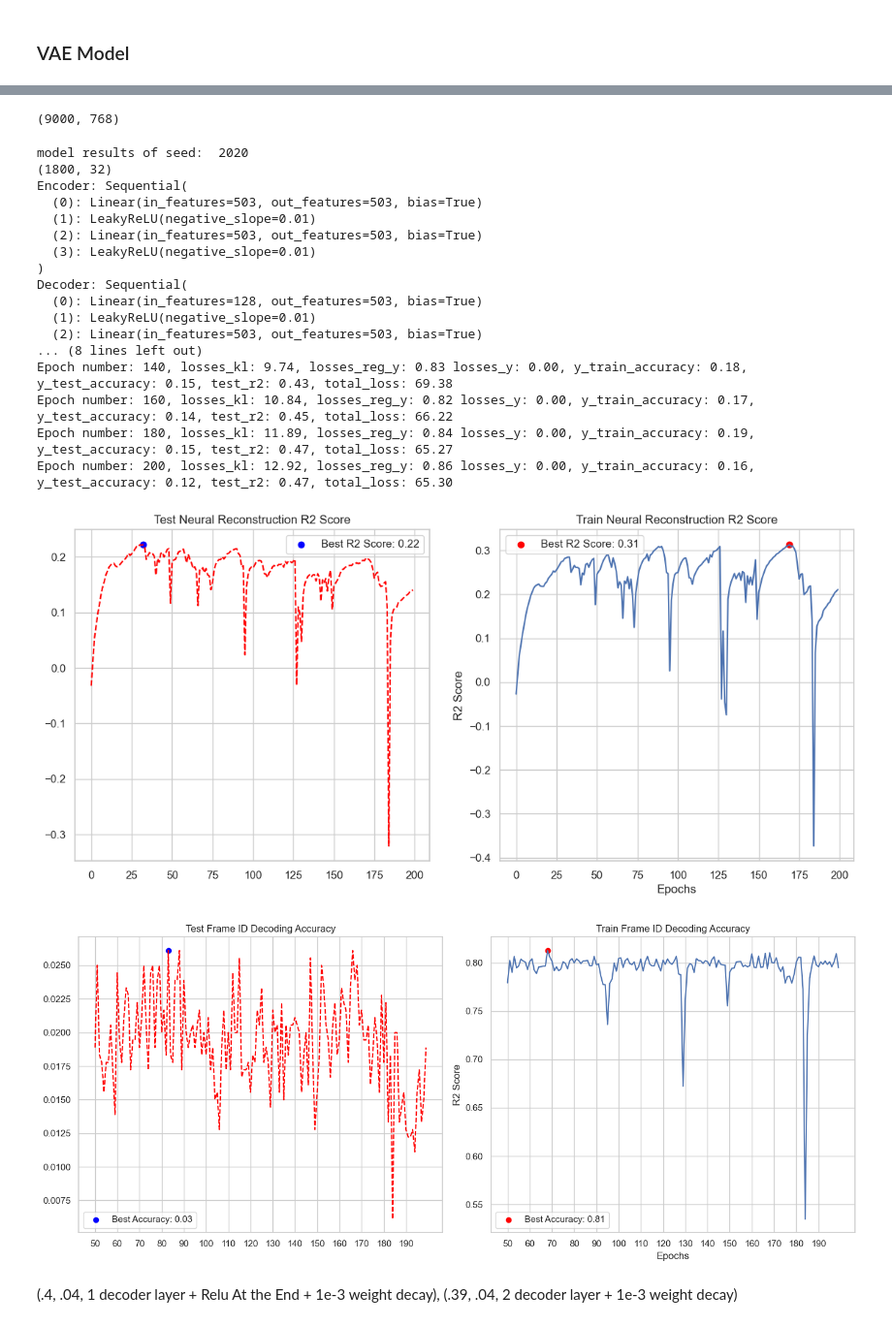
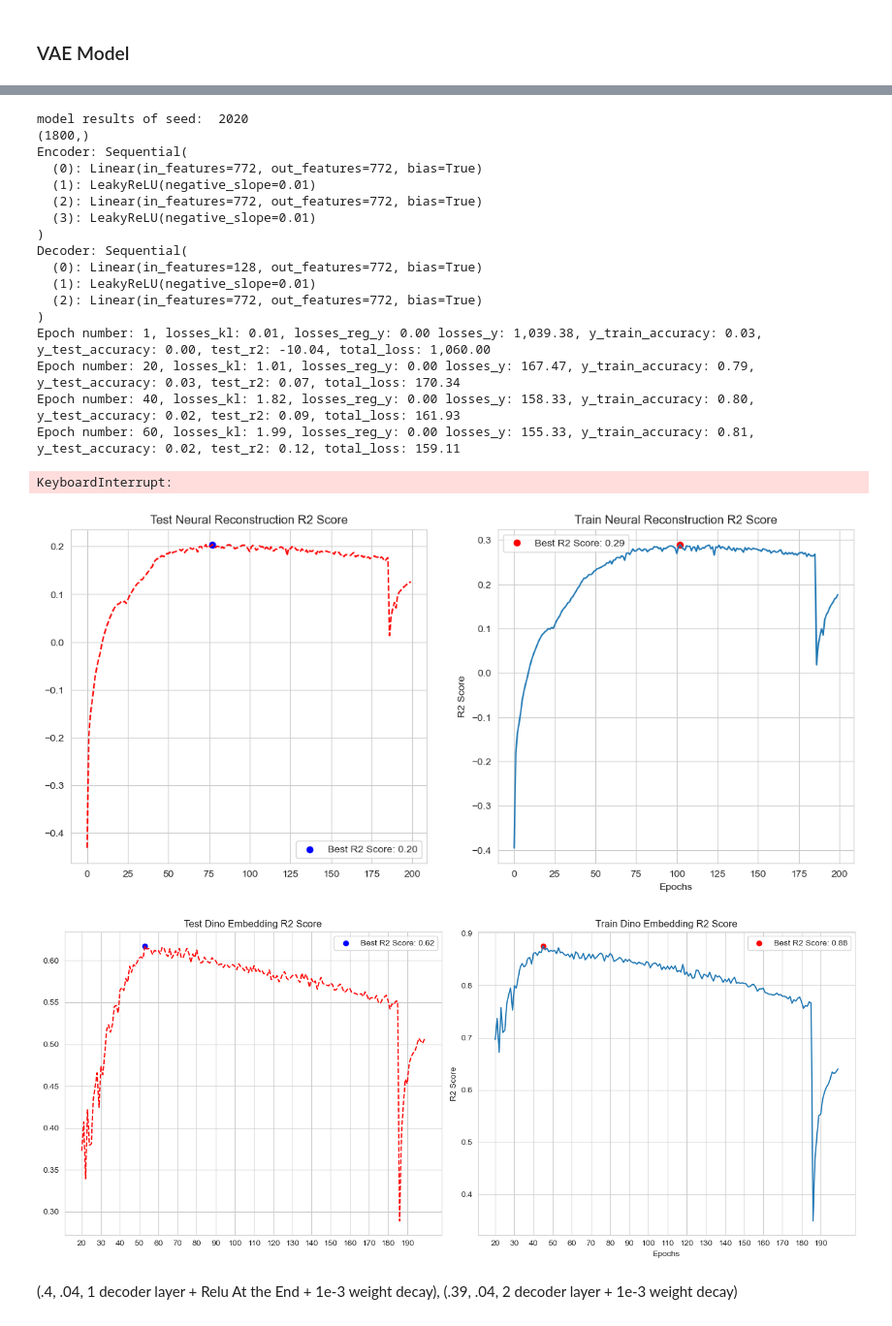
Before and after one commit to josephyu11600/ML-Neural-Data, a Jupyter notebook: Project/notebooks/cebra_analysis.ipynb, the cells around one changed output, grey strips where cells are left out. Shown at 97% size. Saved outputs shown, nothing was run; the diff lists cells and outputs as text; code cells hidden in the pictures.

```diff
--- a/Project/notebooks/cebra_analysis.ipynb
+++ b/Project/notebooks/cebra_analysis.ipynb
@@ -921,5 +918,4 @@ total_var = np.trace(cov_matrix_full)
 # %%
-var_np_train = np.var(X_train, axis=0)
-top_var_ind = np.argsort(var_np_train)[-393: ]
-np_train_grouped_top = X_train[:, top_var_ind]
-X_train = zscore_2d(np_train_grouped_top)
+var_x_train = np.var(X_train, axis=0)
+top_var_indices = np.argsort(var_x_train)[::-1][:393]
+X_train = X_train[:, top_var_indices]
@@ -934,7 +922,3 @@ explained_var
-# %%
-y_train_dino_embed.shape
-# %% [output]
-(9000, 768)
 # %%
 pca = PCA(n_components = .9)
 y_train_dino_embed_pca = pca.fit_transform(y_train_dino_embed)
@@ -944,10 +928,10 @@ set_seed(int(seed))
 print("model results of seed: ", seed)
 args = {
     'X': X_train,
-    'Y': y_train_dino_embed_pca,
+    'Y': y_train,
     'y_labels': y_train,
     'seed': seed,
-    'vae_model_beta_value': .05,
+    'vae_model_beta_value': .008,
     'num_epochs': 200,
     'silent': False,
     'concat_train_test': False,
@@ -957,22 +941,23 @@ args = {
 vae_model, losses_dict, metrics_dict, data_split = model_training_and_validating(**args)
 # %% [output]
 model results of seed:  2020
-(1800, 32)
+(1800,)
 Encoder: Sequential(
-  (0): Linear(in_features=503, out_features=503, bias=True)
+  (0): Linear(in_features=772, out_features=772, bias=True)
   (1): LeakyReLU(negative_slope=0.01)
-  (2): Linear(in_features=503, out_features=503, bias=True)
+  (2): Linear(in_features=772, out_features=772, bias=True)
   (3): LeakyReLU(negative_slope=0.01)
 )
 Decoder: Sequential(
-  (0): Linear(in_features=128, out_features=503, bias=True)
+  (0): Linear(in_features=128, out_features=772, bias=True)
   (1): LeakyReLU(negative_slope=0.01)
-  (2): Linear(in_features=503, out_features=503, bias=True)
-... (8 lines left out)
-Epoch number: 140, losses_kl: 9.74, losses_reg_y: 0.83 losses_y: 0.00, y_train_accuracy: 0.18, y_test_accuracy: 0.15, test_r2: 0.43, total_loss: 69.38
-Epoch number: 160, losses_kl: 10.84, losses_reg_y: 0.82 losses_y: 0.00, y_train_accuracy: 0.17, y_test_accuracy: 0.14, test_r2: 0.45, total_loss: 66.22
-Epoch number: 180, losses_kl: 11.89, losses_reg_y: 0.84 losses_y: 0.00, y_train_accuracy: 0.19, y_test_accuracy: 0.15, test_r2: 0.47, total_loss: 65.27
-Epoch number: 200, losses_kl: 12.92, losses_reg_y: 0.86 losses_y: 0.00, y_train_accuracy: 0.16, y_test_accuracy: 0.12, test_r2: 0.47, total_loss: 65.30
+  (2): Linear(in_features=772, out_features=772, bias=True)
+)
+Epoch number: 1, losses_kl: 0.01, losses_reg_y: 0.00 losses_y: 1,039.38, y_train_accuracy: 0.03, y_test_accuracy: 0.00, test_r2: -10.04, total_loss: 1,060.00
+Epoch number: 20, losses_kl: 1.01, losses_reg_y: 0.00 losses_y: 167.47, y_train_accuracy: 0.79, y_test_accuracy: 0.03, test_r2: 0.07, total_loss: 170.34
+Epoch number: 40, losses_kl: 1.82, losses_reg_y: 0.00 losses_y: 158.33, y_train_accuracy: 0.80, y_test_accuracy: 0.02, test_r2: 0.09, total_loss: 161.93
+Epoch number: 60, losses_kl: 1.99, losses_reg_y: 0.00 losses_y: 155.33, y_train_accuracy: 0.81, y_test_accuracy: 0.02, test_r2: 0.12, total_loss: 159.11
+KeyboardInterrupt:
 # %%
 import seaborn as sns
 sns.set_style("whitegrid")
@@ -992,39 +977,39 @@ axs[0].legend()
 axs[1].scatter(best_x_train, best_y_train, color='red', label=f'Best R2 Score: {best_y_train:.2f}')
 axs[1].legend()
 
-# plt.savefig('../images/x_r2_128dim_503_top_var_200_epochs_0.05_beta_2_layer_frame_id_guidance_.2_dropout.png')
+# plt.savefig('../images/x_r2_128dim_503_top_var_200_epochs_0.008_beta_2_layer_.9_pca_dino_embed.png')
 plt.show()
 # %% [output]
-[figure, old version]
+[figure, new version]
 # %%
 import seaborn as sns
 sns.set_style("whitegrid")
 fig, axs = plt.subplots(1,2, figsize=(14, 6))
-axs[0].plot(metrics_dict['y_test_accuracy'][50: ], linestyle='dashed', color='red')
-axs[1].plot(metrics_dict['y_train_accuracy'][50: ])
-axs[0].set_xticks(range(0, 150, 10))
-axs[1].set_xticks(range(0, 150, 10))
-axs[1].set_xticklabels(range(50, 200, 10))
-axs[0].set_xticklabels(range(50, 200, 10))
+axs[0].plot(metrics_dict['y_test_accuracy'][20: ], linestyle='dashed', color='red')
+axs[1].plot(metrics_dict['y_train_accuracy'][20: ])
+axs[0].set_xticks(range(0, 180, 10))
+axs[1].set_xticks(range(0, 180, 10))
+axs[1].set_xticklabels(range(20, 200, 10))
+axs[0].set_xticklabels(range(20, 200, 10))
 
-axs[0].set_title('Test Frame ID Decoding Accuracy')
-axs[1].set_title('Train Frame ID Decoding Accuracy')
+axs[0].set_title('Test Dino Embedding R2 Score')
+axs[1].set_title('Train Dino Embedding R2 Score')
 plt.xlabel('Epochs')
 plt.ylabel('R2 Score')
-best_x = np.argmax(metrics_dict['y_test_accuracy'][50: ])
-best_y = np.max(metrics_dict['y_test_accuracy'][50: ])
-best_x_train = np.argmax(metrics_dict['y_train_accuracy'][50: ])
-best_y_train = np.max(metrics_dict['y_train_accuracy'][50: ])
-axs[0].scatter(best_x, best_y, color='blue', label=f'Best Accuracy: {best_y:.2f}')
+best_x = np.argmax(metrics_dict['y_test_accuracy'][20: ])
+best_y = np.max(metrics_dict['y_test_accuracy'][20: ])
+best_x_train = np.argmax(metrics_dict['y_train_accuracy'][20: ])
+best_y_train = np.max(metrics_dict['y_train_accuracy'][20: ])
+axs[0].scatter(best_x, best_y, color='blue', label=f'Best R2 Score: {best_y:.2f}')
 axs[0].legend()
-axs[1].scatter(best_x_train, best_y_train, color='red', label=f'Best Accuracy: {best_y_train:.2f}')
+axs[1].scatter(best_x_train, best_y_train, color='red', label=f'Best R2 Score: {best_y_train:.2f}')
 axs[1].legend()
 
 plt.tight_layout()
-# plt.savefig('../images/frame_id_accuracy_128dim_503_top_var_200_epochs_0.05_beta_2_layer_.2_dropout.png')
+# plt.savefig('../images/.9_pca_dino_embed_r2_128dim_503_top_var_200_epochs_0.008_beta_2_layer.png')
 plt.show()
 # %% [output]
-[figure, old version]
+[figure, new version]
 # %% [markdown]
 (.4, .04, 1 decoder layer + Relu At the End + 1e-3 weight decay), (.39, .04, 2 decoder layer + 1e-3 weight decay)
 # %% [markdown]
```
Also changed, not shown: parts of 22 cells of this notebook, 27 other files.
